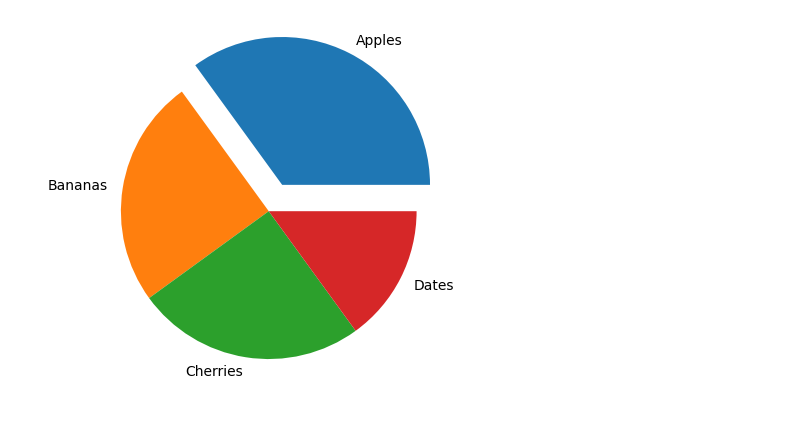
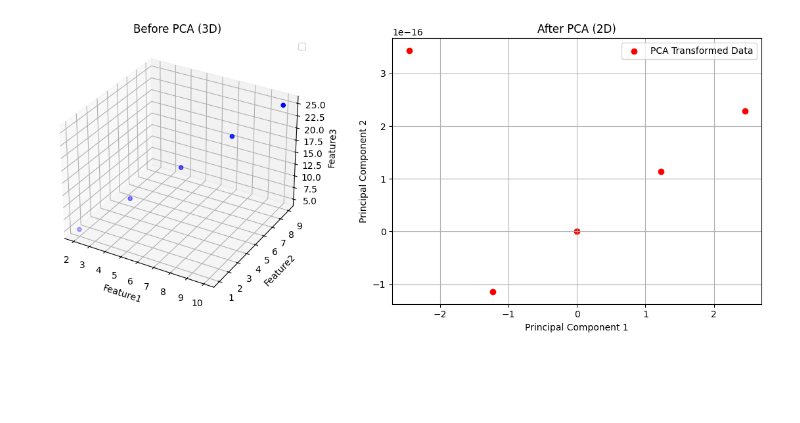
Before and after one commit to 2303A51939/ADM_27, a Jupyter notebook: ADM_2303A51939.ipynb, the cells around one changed output. Cells and saved outputs as stored; diff of their text form; code cells hidden in the pictures; blank space fills up the shorter version.

```diff
--- a/ADM_2303A51939.ipynb
+++ b/ADM_2303A51939.ipynb
@@ -103,8 +2,0 @@ plt.show()
-# %%
-y = np.array([35,25,25,15])
-mylabels = ["Apples", "Bananas", "Cherries", "Dates"]
-myexplode = [0.2, 0, 0, 0]
-plt.pie(y, labels = mylabels,explode=myexplode)
-plt.show()
-# %% [output]
-[figure, removed]
@@ -110,0 +10,37 @@ plt.show()
+# %%
+data={
+    'Feature1':[2,4,6,8,10],
+    'Feature2':[1,3,5,7,9],
+    'Feature3':[5,10,15,20,25]
+}
+df=pd.DataFrame(data)
+
+scaler=StandardScaler()
+scaled_data=scaler.fit_transform(df)
+
+fig=plt.figure(figsize=(12,5))
+
+ax1=fig.add_subplot(121,projection='3d')
+ax1.set_xlabel("Feature1")
+ax1.set_ylabel("Feature2")
+ax1.set_zlabel("Feature3")
+ax1.set_title("Before PCA (3D)")
+ax1.legend()
+
+ax1.scatter(df['Feature1'],df['Feature2'],df['Feature3'],color='blue',label='Original Data')
+
+pca=PCA(n_components=2)
+pca_df=pd.DataFrame(pca.fit_transform(scaled_data),columns=['PC1','PC2'])
+principal_components=pca.fit_transform(scaled_data)
+ax2=fig.add_subplot(122)
+ax2.scatter(pca_df['PC1'],pca_df['PC2'],color='red',label="PCA Transformed Data")
+ax2.set_xlabel("Principal Component 1")
+ax2.set_ylabel("Principal Component 2")
+ax2.set_title("After PCA (2D)")
+ax2.legend()
+ax2.grid()
+
+plt.tight_layout()
+plt.show()
+# %% [output]
+[figure, added]
```
Also changed, not shown: parts of 10 cells of this notebook.
